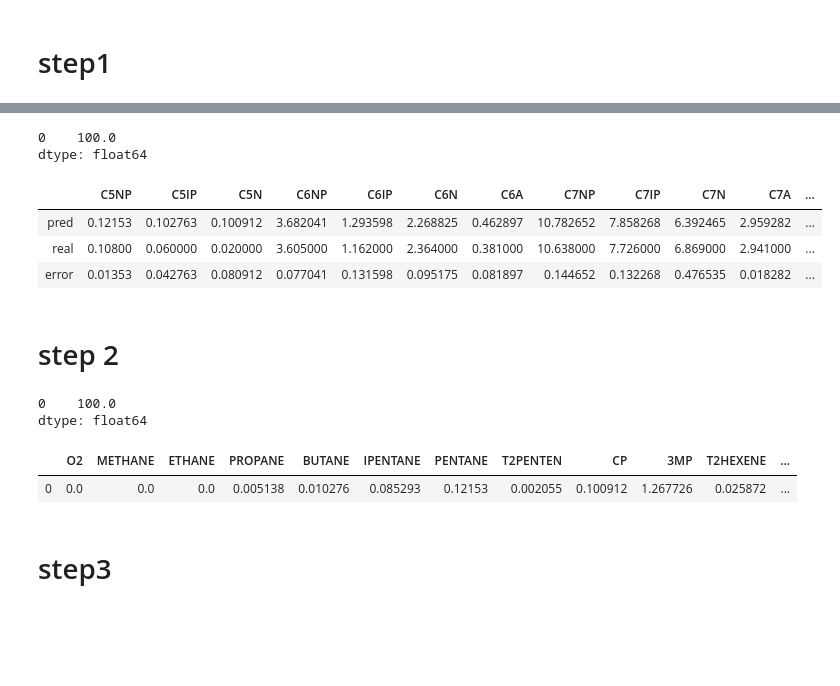
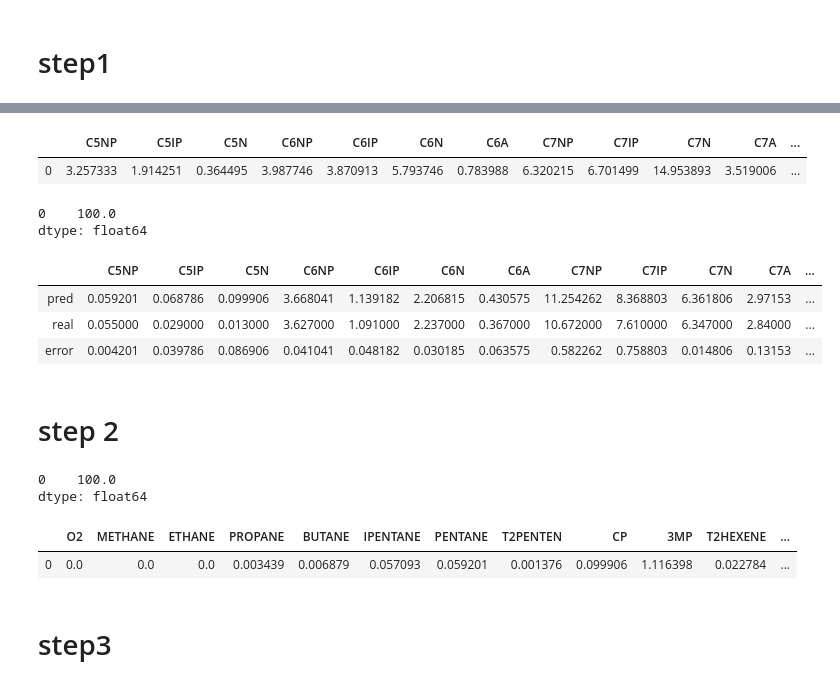
Before and after one commit to skywalker0803r/oil_project_20200412, a Jupyter notebook: API_test.ipynb, the cells around one changed output, grey strips where cells are left out. Saved outputs shown, nothing was run; the diff lists cells and outputs as text; code cells hidden in the pictures; blank space fills up the shorter version.

```diff
--- a/API_test.ipynb
+++ b/API_test.ipynb
@@ -38,6 +40,10 @@ X_test
+# %%
+y_pred23 = pd.DataFrame(y_pred23,columns=y_test.columns)
+y_pred23
+# %% [output]
+|  | C5NP | C5IP | C5N | C6NP | C6IP | C6N | C6A | C7NP | C7IP | C7N | C7A | ... |
+| 0 | 3.257333 | 1.914251 | 0.364495 | 3.987746 | 3.870913 | 5.793746 | 0.783988 | 6.320215 | 6.701499 | 14.953893 | 3.519006 | ... |
 # %%
-y_pred23 = A.predict(X_test)
-y_pred23 = pd.DataFrame(y_pred23,columns=y_test.columns)
 print(y_pred23.sum(axis=1))
 t = y_pred23.append(y_test)
 t.index = ['pred','real']
@@ -48,8 +54,8 @@ t
 0    100.0
 dtype: float64
 |  | C5NP | C5IP | C5N | C6NP | C6IP | C6N | C6A | C7NP | C7IP | C7N | C7A | ... |
-| pred | 0.12153 | 0.102763 | 0.100912 | 3.682041 | 1.293598 | 2.268825 | 0.462897 | 10.782652 | 7.858268 | 6.392465 | 2.959282 | ... |
-| real | 0.10800 | 0.060000 | 0.020000 | 3.605000 | 1.162000 | 2.364000 | 0.381000 | 10.638000 | 7.726000 | 6.869000 | 2.941000 | ... |
-| error | 0.01353 | 0.042763 | 0.080912 | 0.077041 | 0.131598 | 0.095175 | 0.081897 | 0.144652 | 0.132268 | 0.476535 | 0.018282 | ... |
+| pred | 0.059201 | 0.068786 | 0.099906 | 3.668041 | 1.139182 | 2.206815 | 0.430575 | 11.254262 | 8.368803 | 6.361806 | 2.97153 | ... |
+| real | 0.055000 | 0.029000 | 0.013000 | 3.627000 | 1.091000 | 2.237000 | 0.367000 | 10.672000 | 7.610000 | 6.347000 | 2.84000 | ... |
+| error | 0.004201 | 0.039786 | 0.086906 | 0.041041 | 0.048182 | 0.030185 | 0.063575 | 0.582262 | 0.758803 | 0.014806 | 0.13153 | ... |
 # %% [markdown]
 # step 2
@@ -56,12 +64,11 @@ dtype: float64
 # %%
-y_pred54 = B(y_pred23)
 print(y_pred54.sum(axis=1))
 y_pred54.head()
 # %% [output]
 0    100.0
 dtype: float64
 |  | O2 | METHANE | ETHANE | PROPANE | BUTANE | IPENTANE | PENTANE | T2PENTEN | CP | 3MP | T2HEXENE | ... |
-| 0 | 0.0 | 0.0 | 0.0 | 0.005138 | 0.010276 | 0.085293 | 0.12153 | 0.002055 | 0.100912 | 1.267726 | 0.025872 | ... |
+| 0 | 0.0 | 0.0 | 0.0 | 0.003439 | 0.006879 | 0.057093 | 0.059201 | 0.001376 | 0.099906 | 1.116398 | 0.022784 | ... |
 # %% [markdown]
 # step3
 # %%
```
Also changed, not shown: parts of 14 cells of this notebook, 5 other files.
